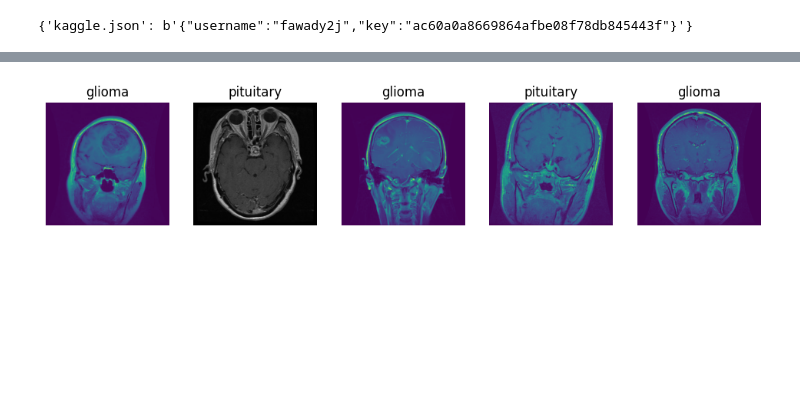
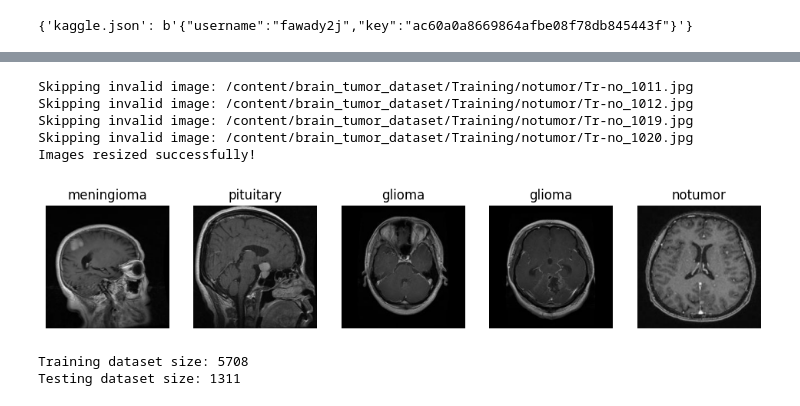
Before and after one commit to itsyoru/tumor_classification, a Jupyter notebook: TumorClassification.ipynb, the cells around one changed output, grey strips where cells are left out. Drawn from its saved outputs; the diff is of its cells as text; code cells hidden in the pictures; blank space fills up the shorter version.

Commit message:
resized images, prepping data before CNN

```diff
--- a/TumorClassification.ipynb
+++ b/TumorClassification.ipynb
@@ -52,21 +40,55 @@ Testing Classes: ['glioma', 'notumor', 'meningioma', 'pituitary']
+# %%
+IMG_SIZE = (224, 224)
+
+def resize_images_in_directory(directory, size):
+    for class_name in os.listdir(directory):
+        class_path = os.path.join(directory, class_name)
+        if os.path.isdir(class_path):
+            for img_name in os.listdir(class_path):
+                img_path = os.path.join(class_path, img_name)
+                try:
+                    img = Image.open(img_path)
+
+                    if img.mode != 'RGB':
+                        img = img.convert('RGB')
+
+                    img = img.resize(size)
+                    img.save(img_path)
+                except UnidentifiedImageError:
+                    print(f"Skipping invalid image: {img_path}")
+                    os.remove(img_path)
+                except Exception as e:
+                    print(f"Error processing {img_path}: {e}")
+
+
+resize_images_in_directory(train_dir, IMG_SIZE)
+resize_images_in_directory(test_dir, IMG_SIZE)
+
+print("Images resized successfully!")
+# %% [output]
+Skipping invalid image: /content/brain_tumor_dataset/Training/notumor/Tr-no_1011.jpg
+Skipping invalid image: /content/brain_tumor_dataset/Training/notumor/Tr-no_1012.jpg
+Skipping invalid image: /content/brain_tumor_dataset/Training/notumor/Tr-no_1019.jpg
+Skipping invalid image: /content/brain_tumor_dataset/Training/notumor/Tr-no_1020.jpg
+Images resized successfully!
 # %%
 num_images = 5
 plt.figure(figsize=(12, 6))
 
 for i in range(num_images):
-    random_class = random.choice(classes)
+    random_class = random.choice(testClasses)
     class_path = os.path.join(train_dir, random_class)
 
     random_image = random.choice(os.listdir(class_path))
     image_path = os.path.join(class_path, random_image)
 
     img = Image.open(image_path)
 
     plt.subplot(1, num_images, i+1)
     plt.imshow(img)
     plt.title(random_class)
     plt.axis("off")
 
 plt.show()
 # %% [output]
-[figure, old version]
+[figure, new version]
@@ -72,0 +116,6 @@ plt.show()
+# %%
+print(f"Training dataset size: {len(train_dataset)}")
+print(f"Testing dataset size: {len(test_dataset)}")
+# %% [output]
+Training dataset size: 5708
+Testing dataset size: 1311
```
Also changed, not shown: parts of 6 cells of this notebook.
